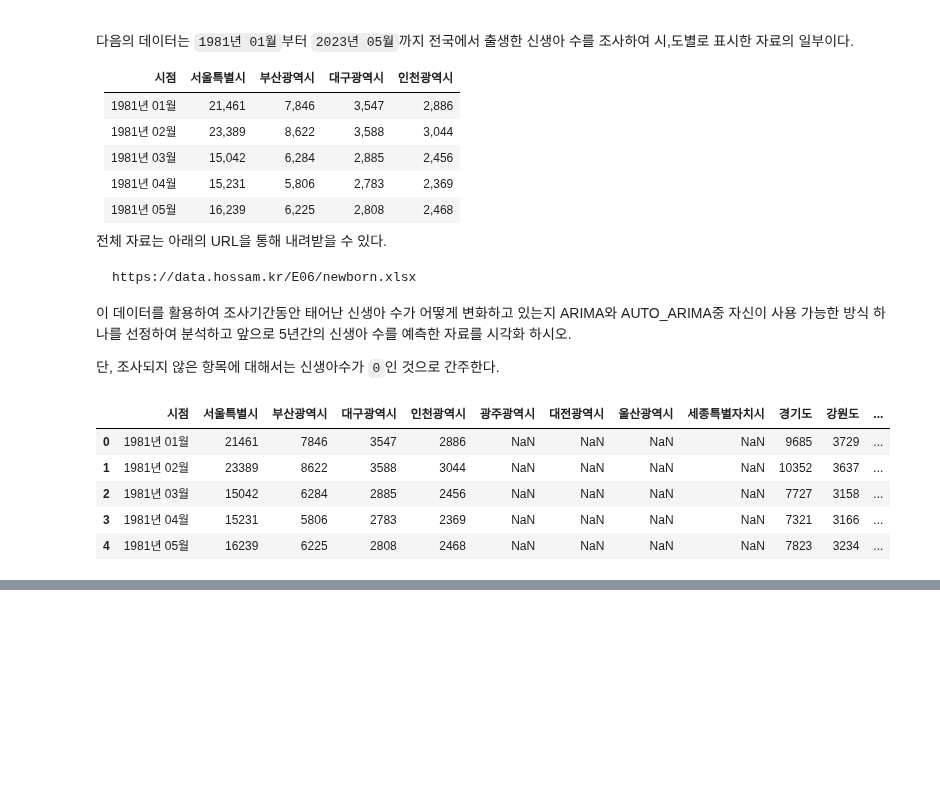
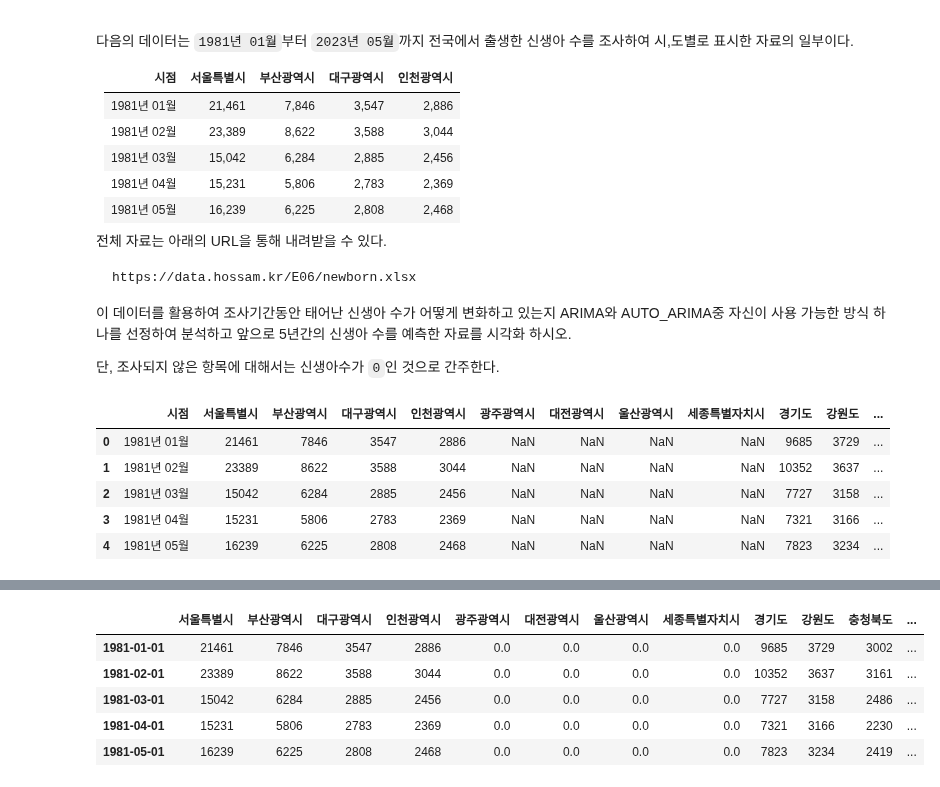
Before and after one commit to maker-lee/megait-data, a Jupyter notebook: E.확증적_데이터_분석/06.시계열분석/연습문제(2).ipynb, the cells around one changed output, grey strips where cells are left out. Saved outputs shown, nothing was run; the diff lists cells and outputs as text; code cells hidden in the pictures; blank space fills up the shorter version.

```diff
--- a/E.확증적_데이터_분석/06.시계열분석/연습문제(2).ipynb
+++ b/E.확증적_데이터_분석/06.시계열분석/연습문제(2).ipynb
@@ -89 +181,12 @@ temp    0
 dtype: int64
+# %%
+# 결측치정제
+df2 = df.fillna(0)
+df2.head()
+# %% [output]
+|  | 서울특별시 | 부산광역시 | 대구광역시 | 인천광역시 | 광주광역시 | 대전광역시 | 울산광역시 | 세종특별자치시 | 경기도 | 강원도 | 충청북도 | ... |
+| 1981-01-01 | 21461 | 7846 | 3547 | 2886 | 0.0 | 0.0 | 0.0 | 0.0 | 9685 | 3729 | 3002 | ... |
+| 1981-02-01 | 23389 | 8622 | 3588 | 3044 | 0.0 | 0.0 | 0.0 | 0.0 | 10352 | 3637 | 3161 | ... |
+| 1981-03-01 | 15042 | 6284 | 2885 | 2456 | 0.0 | 0.0 | 0.0 | 0.0 | 7727 | 3158 | 2486 | ... |
+| 1981-04-01 | 15231 | 5806 | 2783 | 2369 | 0.0 | 0.0 | 0.0 | 0.0 | 7321 | 3166 | 2230 | ... |
+| 1981-05-01 | 16239 | 6225 | 2808 | 2468 | 0.0 | 0.0 | 0.0 | 0.0 | 7823 | 3234 | 2419 | ... |
```
Also changed, not shown: parts of 27 cells of this notebook, 8 other files.
